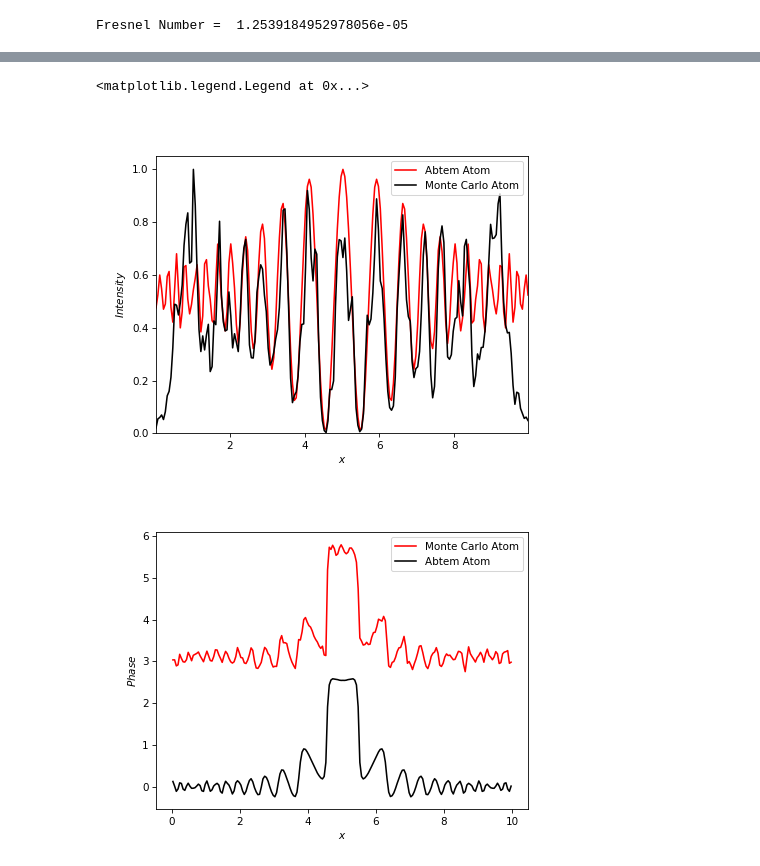
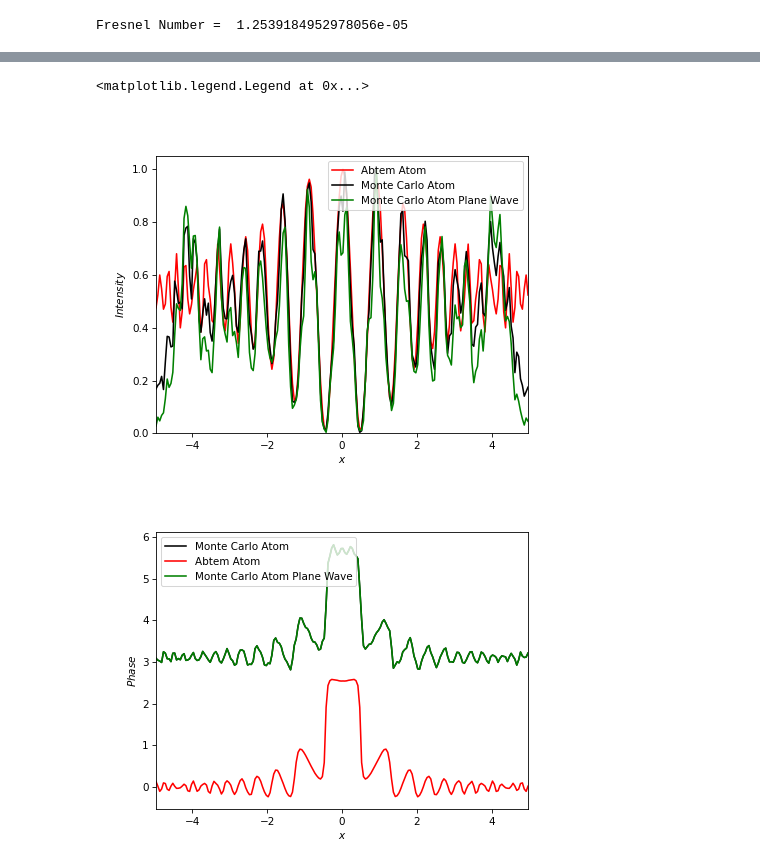
Before and after one commit to DavidLanders95/MonteCarloMS, a Jupyter notebook: montecarlodiffraction_plane_wave_test.ipynb, the cells around one changed output, grey strips where cells are left out. Cells and saved outputs as stored; diff of their text form; code cells hidden in the pictures.

```diff
--- a/montecarlodiffraction_plane_wave_test.ipynb
+++ b/montecarlodiffraction_plane_wave_test.ipynb
@@ -437,66 +495,31 @@ complex_image = exit_wave.complex_images().compute()
 # %%
-from abtem.core.energy import energy2sigma, energy2wavelength
+fig, ax = plt.subplots()
+ax.plot(det_yx_coords[:, 1], np.abs(complex_image.array)**2/np.max(np.abs(complex_image.array)**2), '-r', label='Abtem Atom')
+ax.plot(det_yx_coords[:, 1], np.abs(atom_image)**2/np.max(np.abs(atom_image)**2), '-k', label='Monte Carlo Atom')
+ax.plot(det_yx_coords[:, 1], np.abs(atom_image_pw)**2/np.max(np.abs(atom_image_pw)**2), '-g', label='Monte Carlo Atom Plane Wave')
+ax.set_xlabel('$x$')
+ax.set_ylabel('$Intensity$')
+ax.set_xlim(left=det_yx_coords[0, 1], right=det_yx_coords[-1, 1])
+ax.set_ylim(bottom=0)
+plt.legend()
 
-PHI_0 = 100e3
+monte_carlo_phase = np.angle(atom_image_pw)
+monte_carlo_phase = np.unwrap(monte_carlo_phase)
 
-sigma = energy2sigma(PHI_0)
-wavelength = energy2wavelength(PHI_0)
-
-x0 = 0.0
-y0 = 0.0
-
-sampling = np.array(potential.sampling)
-extent = np.array(potential.extent)
-gpts = potential.gpts
-x = np.linspace(sampling[0] - sampling[0] / 2, x0 + extent[0] - sampling[0] / 2, gpts[0], endpoint=True)
-
-potential_slice_at_sample = potential.build()[1]
-
-transmission_function = potential_slice_at_sample.transmission_function(
-    energy=100e3
-)
-propagator = abtem.multislice.FresnelPropagator()
-
-transmitted_wave = transmission_function.transmit(plane_wave_abtem.build(), conjugate=False)
-propagated_wave = propagator.propagate(transmitted_wave, thickness=30)
-
-# lineprofile = complex_image.interpolate_line_at_position(
-#     center=(5, 0), angle=0, extent=(10, 0.1)
-# )
-# lineprofile.show()
-
-potential_line = potential_array.array
-
-atom_image = monte_carlo_rs_atom(int(1e6),
-                                 len(x),
-                                 z,
-                                 x,
-                                 potential_line,
-                                 wavelength,
-                                 sigma)
+monte_carlo_phase_pw = np.angle(atom_image_pw)
+monte_carlo_phase_pw = np.unwrap(monte_carlo_phase)
 
 
 fig, ax = plt.subplots()
-ax.plot(x, np.abs(complex_image.array)**2/np.max(np.abs(complex_image.array)**2), '-r', label='Abtem Atom')
-ax.plot(x, np.abs(atom_image)**2/np.max(np.abs(atom_image)**2), '-k', label='Monte Carlo Atom')
-ax.set_xlabel('$x$')
-ax.set_ylabel('$Intensity$')
-ax.set_xlim(left=x[0], right=x[-1])
-ax.set_ylim(bottom=0)
-plt.legend()
-
-monte_carlo_phase = np.angle(atom_image)
-monte_carlo_phase = np.unwrap(monte_carlo_phase)
-
-fig, ax = plt.subplots()
-ax.plot(x, monte_carlo_phase, '-r', label='Monte Carlo Atom')
-ax.plot(x, np.angle(complex_image.array), '-k', label='Abtem Atom')
+ax.plot(det_yx_coords[:, 1], monte_carlo_phase, '-k', label='Monte Carlo Atom')
+ax.plot(det_yx_coords[:, 1], np.angle(complex_image.array), '-r', label='Abtem Atom')
+ax.plot(det_yx_coords[:, 1], monte_carlo_phase_pw, '-g', label='Monte Carlo Atom Plane Wave')
 ax.set_xlabel('$x$')
 ax.set_ylabel('$Phase$')
-# ax.set_xlim(left=x[0], right=x[-1])
+ax.set_xlim(left=det_yx_coords[0, 1], right=det_yx_coords[-1, 1])
 # ax.set_ylim(bottom=0)
 plt.legend()
 # %% [output]
 <matplotlib.legend.Legend at 0x...>
-[figure, old version]
+[figure, new version]
-[figure, old version]
+[figure, new version]
```
Also changed, not shown: parts of 23 cells of this notebook.
